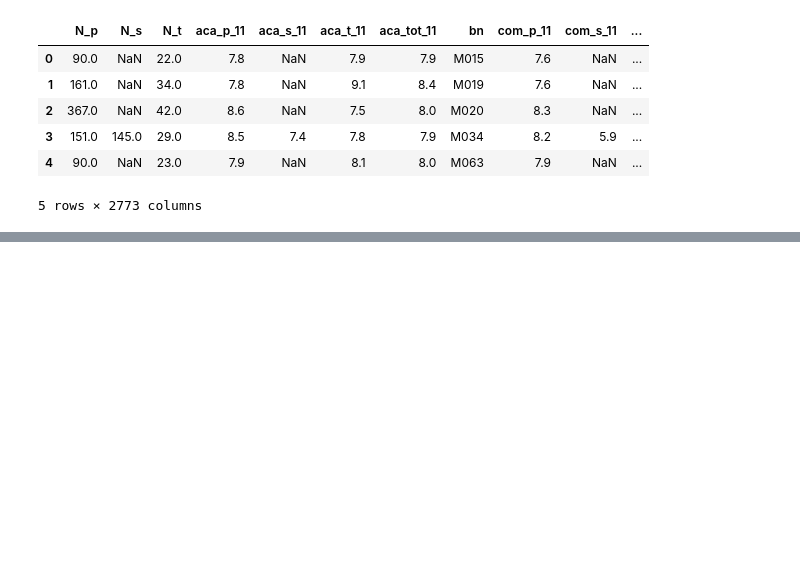
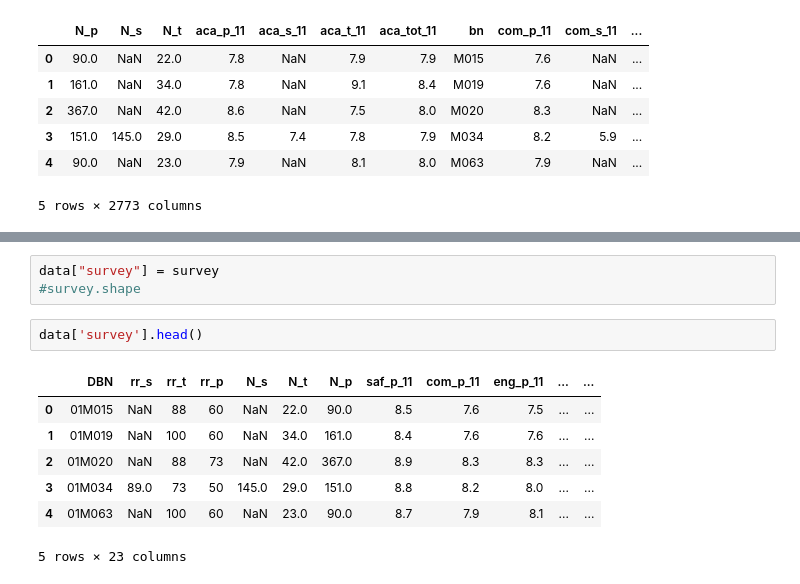
Before and after one commit to PukkaPad/data-storytelling-SAT-NewYork, a Jupyter notebook: DataStorytelling-SAT-NewYork.ipynb, the cells around one changed output, grey strips where cells are left out. Drawn from its saved outputs; the diff is of its cells as text; blank space fills up the shorter version.

```diff
--- a/DataStorytelling-SAT-NewYork.ipynb
+++ b/DataStorytelling-SAT-NewYork.ipynb
@@ -141,0 +171,13 @@ Check data dictionary file to define which columns are relevant
+# %%
+data["survey"] = survey
+#survey.shape
+# %%
+data['survey'].head()
+# %% [output]
+|  | DBN | rr_s | rr_t | rr_p | N_s | N_t | N_p | saf_p_11 | com_p_11 | eng_p_11 | ... | ... |
+| 0 | 01M015 | NaN | 88 | 60 | NaN | 22.0 | 90.0 | 8.5 | 7.6 | 7.5 | ... | ... |
+| 1 | 01M019 | NaN | 100 | 60 | NaN | 34.0 | 161.0 | 8.4 | 7.6 | 7.6 | ... | ... |
+| 2 | 01M020 | NaN | 88 | 73 | NaN | 42.0 | 367.0 | 8.9 | 8.3 | 8.3 | ... | ... |
+| 3 | 01M034 | 89.0 | 73 | 50 | 145.0 | 29.0 | 151.0 | 8.8 | 8.2 | 8.0 | ... | ... |
+| 4 | 01M063 | NaN | 100 | 60 | NaN | 23.0 | 90.0 | 8.7 | 7.9 | 8.1 | ... | ... |
+5 rows × 23 columns
```
Also changed, not shown: parts of 6 cells of this notebook.
